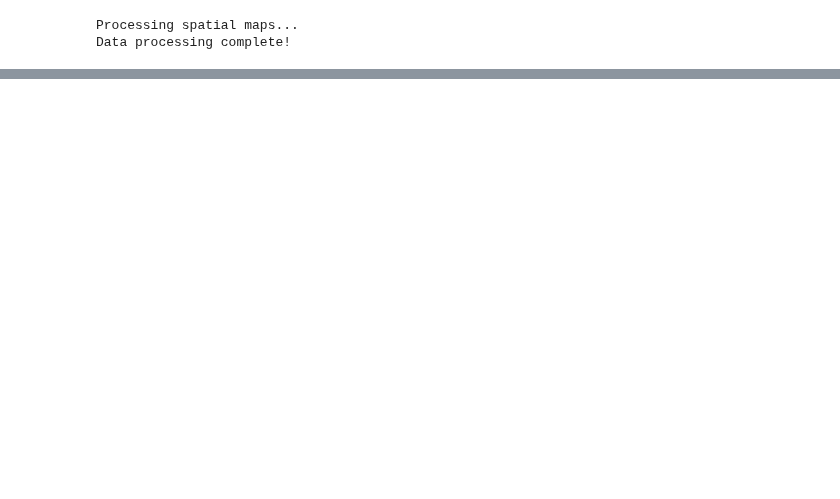
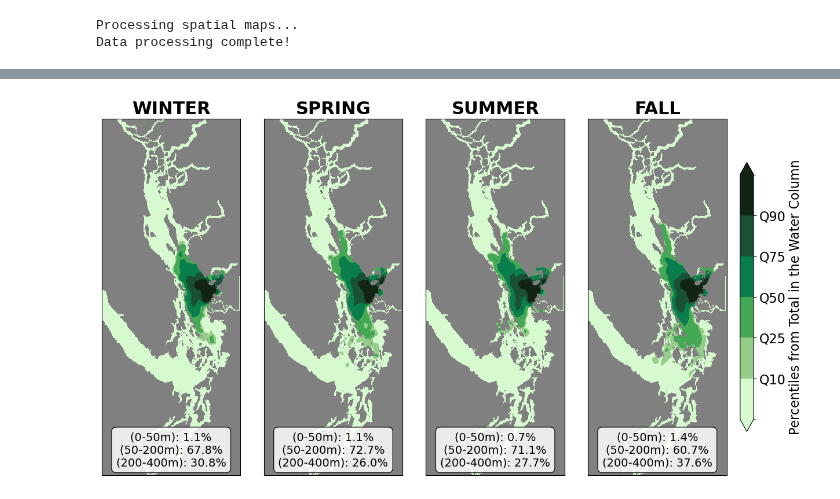
Before and after one commit to SalishSeaCast/analysis-vicente, a Jupyter notebook: Ocean_Parcels/PBDE_simulations/Seasonal_Spatial_V2.ipynb, the cells around one changed output, grey strips where cells are left out. Drawn from its saved outputs; the diff is of its cells as text; code cells hidden in the pictures; blank space fills up the shorter version.

```diff
--- a/Ocean_Parcels/PBDE_simulations/Seasonal_Spatial_V2.ipynb
+++ b/Ocean_Parcels/PBDE_simulations/Seasonal_Spatial_V2.ipynb
@@ -11,3 +13,17 @@ mask = xr.open_dataset('/ocean/vvalenzuela/MOAD/grid2/mesh_mask202108_TDV.nc')
 coords = xr.open_dataset('/ocean/vvalenzuela/MOAD/grid/coordinates_seagrid_SalishSea201702.nc', decode_times=False)
 bathy = xr.open_dataset('/ocean/vvalenzuela/MOAD/grid/bathymetry_202108.nc')
 volume = xr.open_dataset('/ocean/vvalenzuela/MOAD/grid2/mesh_mask202108_TDV.nc')['volume']
+# %%
+file_year1 = '/home/vvalenzuela/MOAD/Ocean_Parcels/Results_Final_Versions/Version_4_final/Simulation_V4_year_1.nc'
+file_year2 = '/home/vvalenzuela/MOAD/Ocean_Parcels/Results_Final_Versions/Version_4_final/Simulation_V4_year_2.nc'
+file_year3 = '/home/vvalenzuela/MOAD/Ocean_Parcels/Results_Final_Versions/Version_4_final/Simulation_V4_year_3.nc'
+file_year4 = '/home/vvalenzuela/MOAD/Ocean_Parcels/Results_Final_Versions/Version_4_final/Simulation_V4_year_4.nc'
+file_year5 = '/home/vvalenzuela/MOAD/Ocean_Parcels/Results_Final_Versions/Version_4_final/Simulation_V4_year_5.nc'
+file_year6 = '/home/vvalenzuela/MOAD/Ocean_Parcels/Results_Final_Versions/Version_4_final/Simulation_V4_year_6.nc'
+file_year7 = '/home/vvalenzuela/MOAD/Ocean_Parcels/Results_Final_Versions/Version_4_final/Simulation_V4_year_7.nc'
+file_year8 = '/home/vvalenzuela/MOAD/Ocean_Parcels/Results_Final_Versions/Version_4_final/Simulation_V4_year_8.nc'
+file_year9 = '/home/vvalenzuela/MOAD/Ocean_Parcels/Results_Final_Versions/Version_4_final/Simulation_V4_year_9.nc'
+file_year10 = '/home/vvalenzuela/MOAD/Ocean_Parcels/Results_Final_Versions/Version_4_final/Simulation_V4_year_10.nc'
+file_year11 = '/home/vvalenzuela/MOAD/Ocean_Parcels/Results_Final_Versions/Version_4_final/Simulation_V4_year_11.nc'
+file_year12 = '/home/vvalenzuela/MOAD/Ocean_Parcels/Results_Final_Versions/Version_4_final/Simulation_V4_year_12.nc'
+file_year13 = '/home/vvalenzuela/MOAD/Ocean_Parcels/Results_Final_Versions/Version_4_final/Simulation_V4_year_13.nc'
@@ -304,0 +673,66 @@ Error:
+# %%
+# --- Configuration ---
+TRACKING_DAYS = 30 # Input how many days you want to track
+
+# Calculate precise indices based on continuous release (96 particles/day)
+idx_JFM = int((90 * 86400) / 900)
+idx_AMJ = int((181 * 86400) / 900)
+idx_JAS = int((273 * 86400) / 900)
+idx_OND = int((365 * 86400) / 900)
+
+season_slices = {
+    "WINTER": slice(0, idx_JFM),
+    "SPRING": slice(idx_JFM, idx_AMJ),
+    "SUMMER": slice(idx_AMJ, idx_JAS),
+    "FALL":   slice(idx_JAS, idx_OND)
+}
+
+# --- 1. Extract Footprints ---
+print(f"Extracting {TRACKING_DAYS}-day footprints for all 4 seasons...")
+footprints = {}
+for season_name, traj_slice in season_slices.items():
+    footprints[season_name] = get_footprint_by_age(ds_combined, traj_slice, age_in_days=TRACKING_DAYS)
+
+# --- 2. Process Spatial Maps and Percentages ---
+print("Processing whole water column maps and calculating depth percentages...")
+total_amounts = {}
+total_grids = {}
+depth_fractions = {}
+
+for season, ds in footprints.items():
+    lons = ds['lon'].values
+    lats = ds['lat'].values
+    depths = ds['z'].values
+
+    # 1. Spatial binning for the ENTIRE water column (0 to 400m)
+    amounts, _, grids = particles_amount_map_by_depth(
+        lons=lons,
+        lats=lats,
+        depths=depths,
+        depth_bins=[(0, 400)], # Single bin for the whole column
+        mask=mask
+    )
+
+    total_amounts[season] = amounts['0-400 m']
+    total_grids[season] = (grids['0-400 m'][0], grids['0-400 m'][1])
+
+    # 2. Calculate percentages directly from the Z array
+    total_particles = len(depths)
+    if total_particles > 0:
+        surf_pct = 100 * np.sum((depths >= 0) & (depths < 50)) / total_particles
+        int_pct = 100 * np.sum((depths >= 50) & (depths < 200)) / total_particles
+        bot_pct = 100 * np.sum((depths >= 200) & (depths <= 400)) / total_particles
+    else:
+        surf_pct = int_pct = bot_pct = 0.0
+
+    depth_fractions[season] = {
+        'Surface': surf_pct,
+        'Intermediate': int_pct,
+        'Bottom': bot_pct
+    }
+
+# --- 3. Plot ---
+print("Generating 1x4 plot...")
+seasons = ["WINTER", "SPRING", "SUMMER", "FALL"]
+plot_1row_4seasons(total_amounts, total_grids, depth_fractions, mask, seasons, cmap_colorcitos=cmocean.cm.algae)
+# %% [output]
@@ -304,0 +742 @@ Error:
+[figure, added]
```
Also changed, not shown: parts of 27 cells of this notebook, 21 other files.
